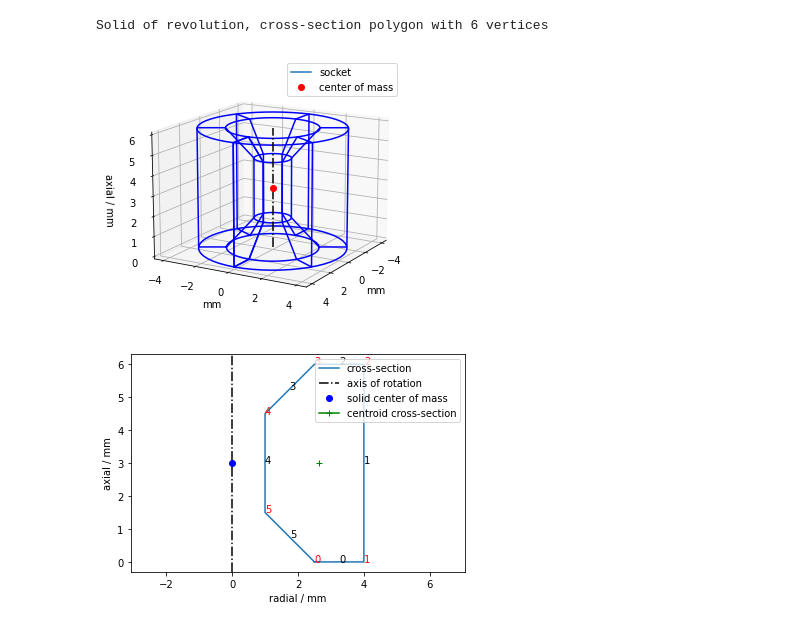
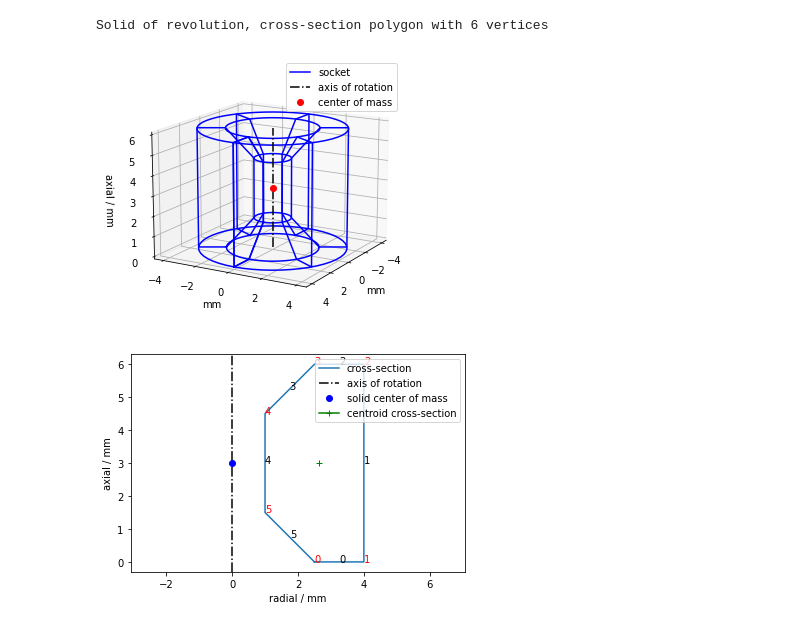
Before and after one commit to gerritnowald/polygon, a Jupyter notebook: examples/examples.ipynb, the cells around one changed output. Drawn from its saved outputs; the diff is of its cells as text; code cells hidden in the pictures.

Commit message:
plotRotationAxis for 2d & 3d, new release

```diff
--- a/examples/examples.ipynb
+++ b/examples/examples.ipynb
@@ -127,17 +127,18 @@ print(socket)
 Solid of revolution, cross-section polygon with 6 vertices
 # %%
 plt.figure()
-socket.plot3d('b-', Ncross = 6, rotAx = True, label='socket')
+socket.plot3d('b-', Ncross = 6, label='socket')
+socket.plotRotationAxis(label='axis of rotation')
 socket.plotCenterMass('ro', label='center of mass')
 plt.legend()
 plt.xlabel('mm')
 plt.ylabel('mm')
 plt.gca().set_zlabel('axial / mm')
 plt.gca().view_init(azim=30, elev=15)
 plt.tight_layout()
 plt.show()
 # %% [output]
-[figure, old version]
+[figure, new version]
 # %%
 plt.figure()
 socket.plot(numbers=True, label='cross-section')
```
Also changed, not shown: parts of 4 cells of this notebook, 8 other files.
